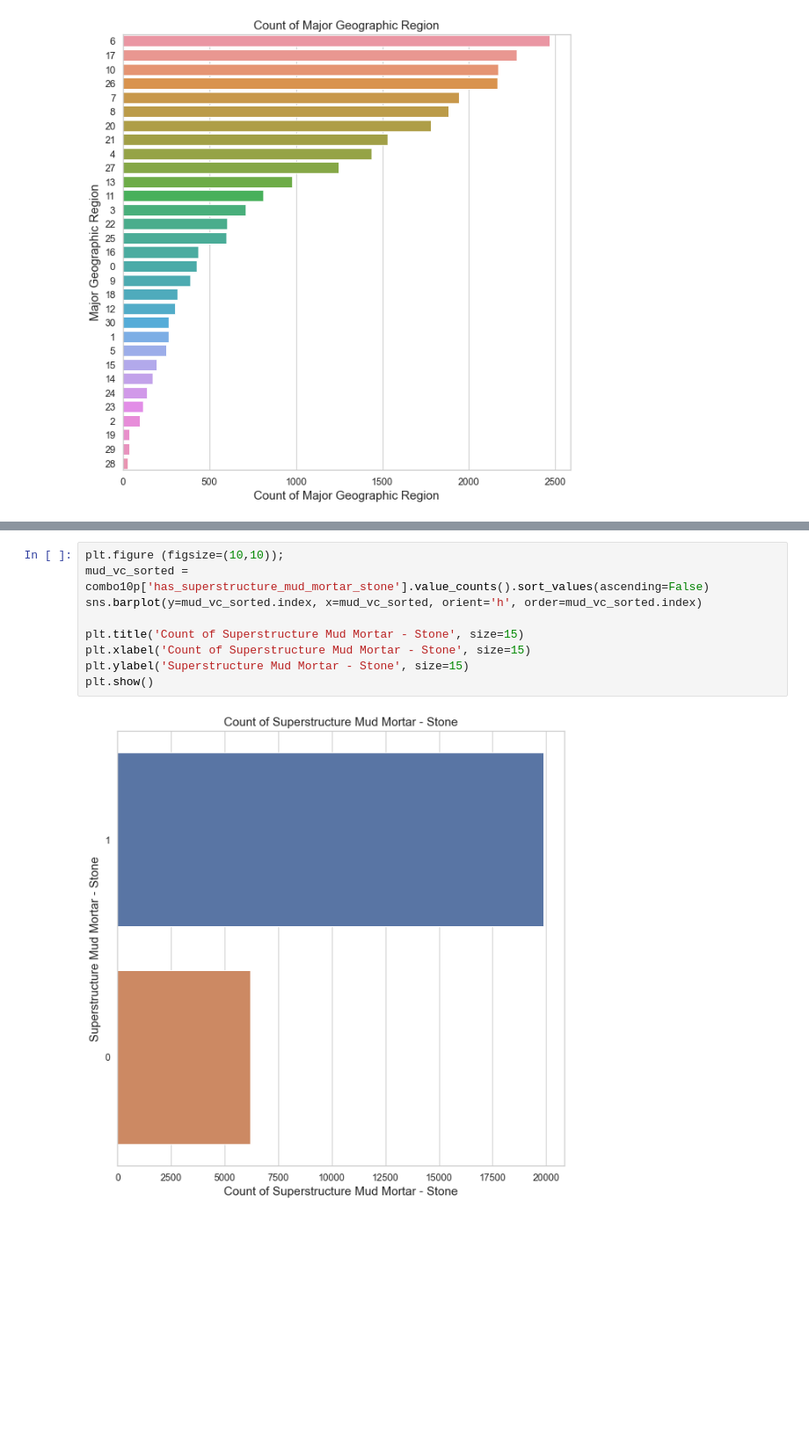
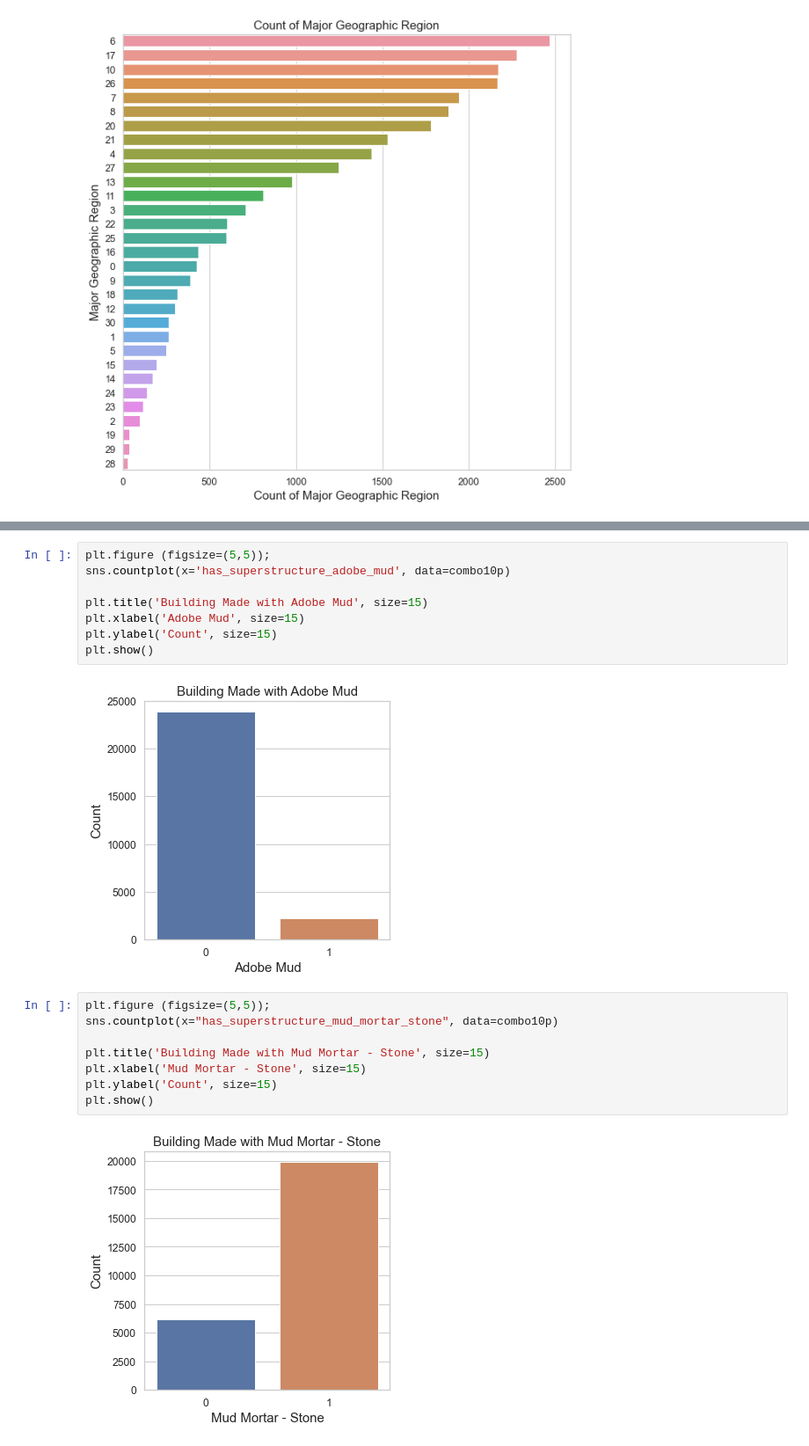
Before and after one commit to vleong1/modeling_earthquake_damage, a Jupyter notebook: EricCheng-EDA.ipynb, the cells around one changed output, grey strips where cells are left out. Shown at 88% size. Saved outputs shown, nothing was run; the diff lists cells and outputs as text; blank space fills up the shorter version.

```diff
--- a/EricCheng-EDA.ipynb
+++ b/EricCheng-EDA.ipynb
@@ -265,11 +282,20 @@ plt.show()
+# %%
+plt.figure (figsize=(5,5));
+sns.countplot(x='has_superstructure_adobe_mud', data=combo10p)
+
+plt.title('Building Made with Adobe Mud', size=15)
+plt.xlabel('Adobe Mud', size=15)
+plt.ylabel('Count', size=15)
+plt.show()
+# %% [output]
+[figure, added]
 # %%
-plt.figure (figsize=(10,10));
-mud_vc_sorted = combo10p['has_superstructure_mud_mortar_stone'].value_counts().sort_values(ascending=False)
-sns.barplot(y=mud_vc_sorted.index, x=mud_vc_sorted, orient='h', order=mud_vc_sorted.index)
+plt.figure (figsize=(5,5));
+sns.countplot(x="has_superstructure_mud_mortar_stone", data=combo10p)
 
-plt.title('Count of Superstructure Mud Mortar - Stone', size=15)
-plt.xlabel('Count of Superstructure Mud Mortar - Stone', size=15)
-plt.ylabel('Superstructure Mud Mortar - Stone', size=15)
+plt.title('Building Made with Mud Mortar - Stone', size=15)
+plt.xlabel('Mud Mortar - Stone', size=15)
+plt.ylabel('Count', size=15)
 plt.show()
 # %% [output]
-[figure, old version]
+[figure, new version]
```
Also changed, not shown: parts of 9 cells of this notebook, 8 other files.
